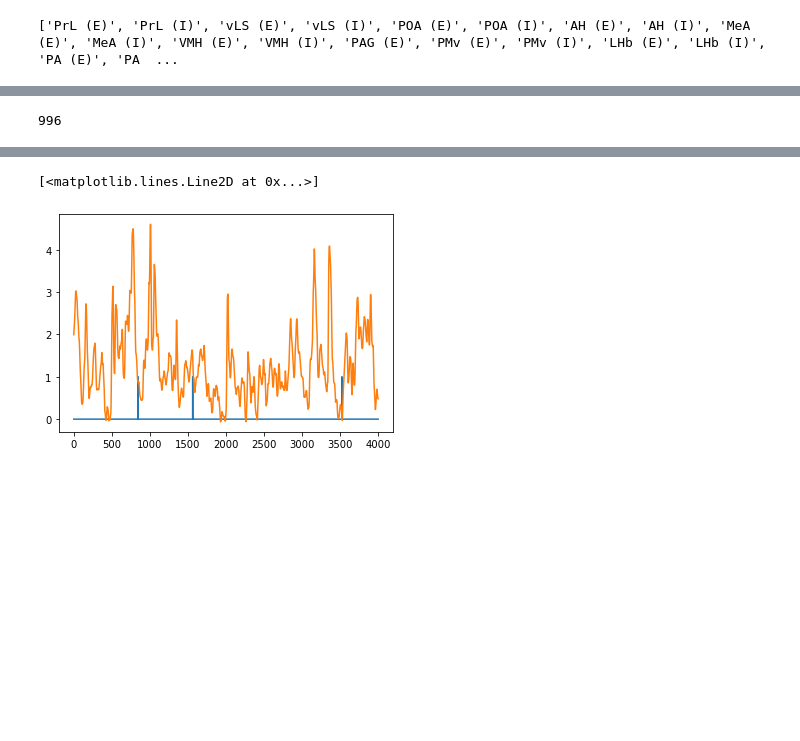
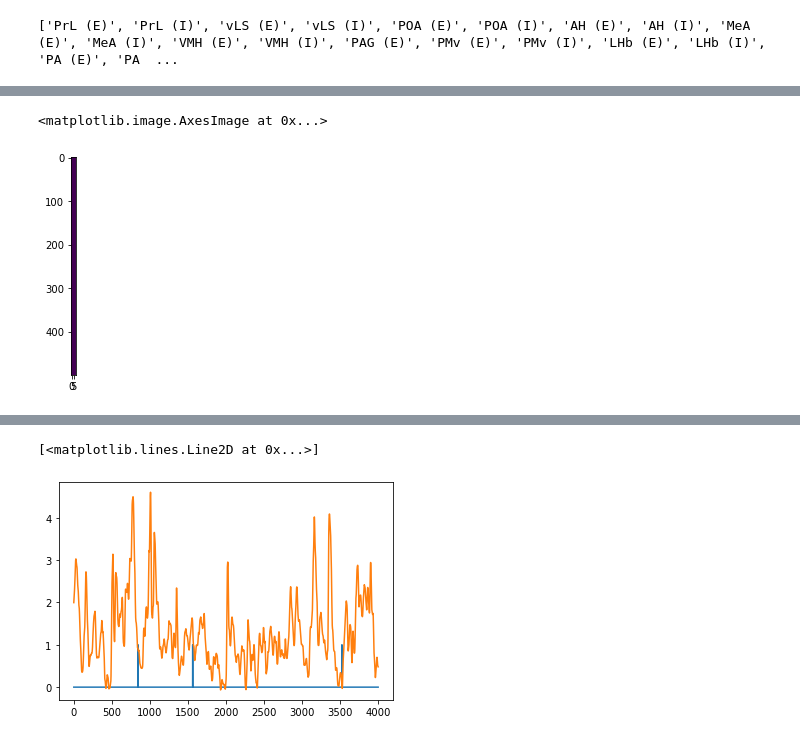
Before and after one commit to lenca56/Falkner_Multi-region_Aggression, a Jupyter notebook: code/GLM_Analysis.ipynb, the cells around one changed output, grey strips where cells are left out. Cells and saved outputs as stored; diff of their text form; code cells hidden in the pictures; blank space fills up the shorter version.

```diff
--- a/code/GLM_Analysis.ipynb
+++ b/code/GLM_Analysis.ipynb
@@ -142,7 +211,8 @@ X_all, X = get_design_X_GLM(animal, variables=variables, path=None)
 # %%
-print((X_all[0:1000,1]==0).sum())
+plt.imshow(X_all[1000:1500,1:])
 # %% [output]
-996
+<matplotlib.image.AxesImage at 0x...>
+[figure, added]
 # %%
 def get_output_Y_GLM(animal, region, path=None):
     '''
```
Also changed, not shown: parts of 7 cells of this notebook, 1 other file.
